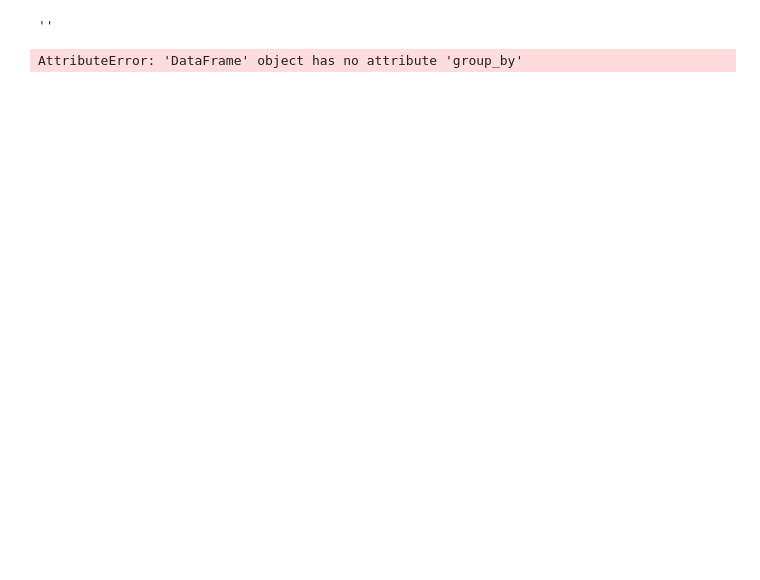
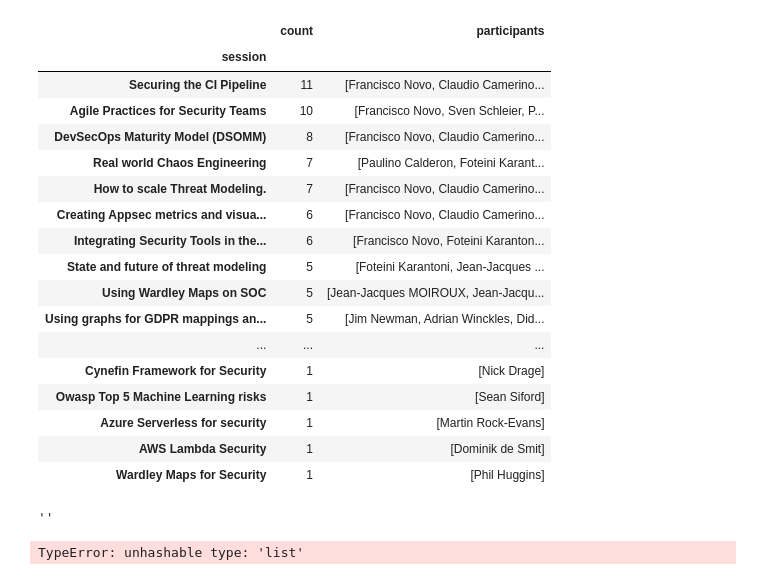
Before and after one commit to OpenSecuritySummit/oss2019, a Jupyter notebook: notebooks/users/dinis/misc-tests.ipynb, the cells around one changed output. Drawn from its saved outputs; the diff is of its cells as text; code cells hidden in the pictures; blank space fills up the shorter version.

```diff
--- a/notebooks/users/dinis/misc-tests.ipynb
+++ b/notebooks/users/dinis/misc-tests.ipynb
@@ -11,3 +8,28 @@ The autoreload extension is already loaded. To reload it, use:
+# %%
+#%load_ext autoreload
+%autoreload
+from oss_hugo.OSS_Schedule import OSS_Schedule
+schedule = OSS_Schedule()
+schedule.df_sessions_registered_participants()
+# %% [output]
+|  | count | participants |
+| session |  |  |
+| Securing the CI Pipeline | 11 | [Francisco Novo, Claudio Camerino... |
+| Agile Practices for Security Teams | 10 | [Francisco Novo, Sven Schleier, P... |
+| DevSecOps Maturity Model (DSOMM) | 8 | [Francisco Novo, Claudio Camerino... |
+| Real world Chaos Engineering | 7 | [Paulino Calderon, Foteini Karant... |
+| How to scale Threat Modeling. | 7 | [Francisco Novo, Claudio Camerino... |
+| Creating Appsec metrics and visua... | 6 | [Francisco Novo, Claudio Camerino... |
+| Integrating Security Tools in the... | 6 | [Francisco Novo, Foteini Karanton... |
+| State and future of threat modeling | 5 | [Foteini Karantoni, Jean-Jacques ... |
+| Using Wardley Maps on SOC | 5 | [Jean-Jacques MOIROUX, Jean-Jacqu... |
+| Using graphs for GDPR mappings an... | 5 | [Jim Newman, Adrian Winckles, Did... |
+| ... | ... | ... |
+| Cynefin Framework for Security | 1 | [Nick Drage] |
+| Owasp Top 5 Machine Learning risks | 1 | [Sean Siford] |
+| Azure Serverless for security | 1 | [Martin Rock-Evans] |
+| AWS Lambda Security | 1 | [Dominik de Smit] |
+| Wardley Maps for Security | 1 | [Phil Huggins] |
 # %%
 pd.set_option('display.max_colwidth', -1)
 pd.set_option('display.max_rows'    , 1000)
@@ -22,7 +44,3 @@ df_sessions[['title','participants']].dropna()
 ;
 # %% [output]
 ''
-# %%
-hugo.df_participants().group_by('sessions')
-# %% [output]
-AttributeError: 'DataFrame' object has no attribute 'group_by'
@@ -28,0 +49,23 @@ AttributeError: 'DataFrame' object has no attribute 'group_by'
+# %%
+# import numpy as np
+# from itertools import chain
+
+# #list(chain.from_iterable(df_participants['sessions']))
+# #df_participants['sessions']= df_participants['sessions'].apply(tuple)
+# df_participants = hugo.df_participants()
+# df = df_participants
+# df['sessions'] = df['sessions'].apply(tuple)
+# df.groupby('sessions').agg(np.sum)
+
+# #tags = df_participants['sessions'].apply(pd.Series)
+# #tags.groupby('sessions')
+# ##type(df_participants['sessions'])
+
+# #tags = tags.rename(columns = lambda x : 'tag_' + str(x))
+# #pd.concat([df_participants[:], tags[:]], axis=1)
+
+#results
+
+df = df_participants
+# %% [output]
+TypeError: unhashable type: 'list'
```
Also changed, not shown: parts of 3 cells of this notebook, 41 other files.
